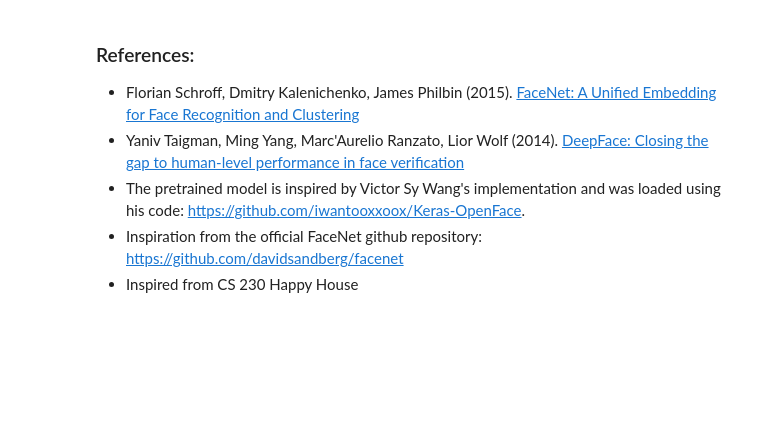
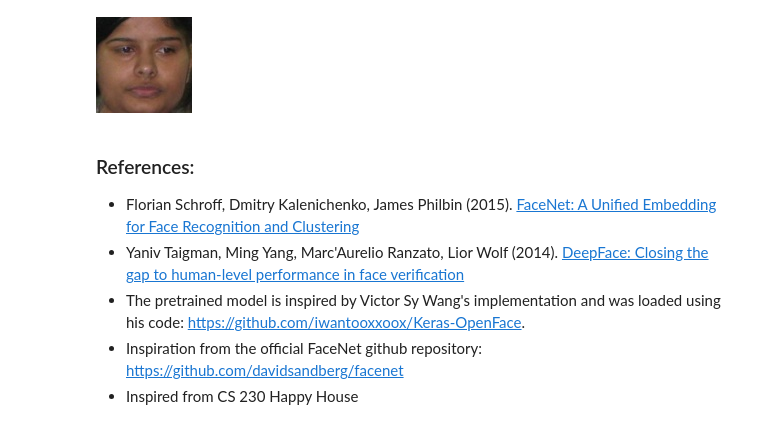
Before and after one commit to Sanjana-Sarda/FVB, a Jupyter notebook: Face_Verification.ipynb, the cells around one changed output. Cells and saved outputs as stored; diff of their text form; code cells hidden in the pictures; blank space fills up the shorter version.

```diff
--- a/Face_Verification.ipynb
+++ b/Face_Verification.ipynb
@@ -677,3 +709,8 @@ KeyboardInterrupt: ignored
+# %%
+from IPython.display import Image
+Image('faces/0_38655.jpg')
+# %% [output]
+[figure, added]
 # %% [markdown]
 ### References:
 
```
Also changed, not shown: parts of 10 cells of this notebook.
